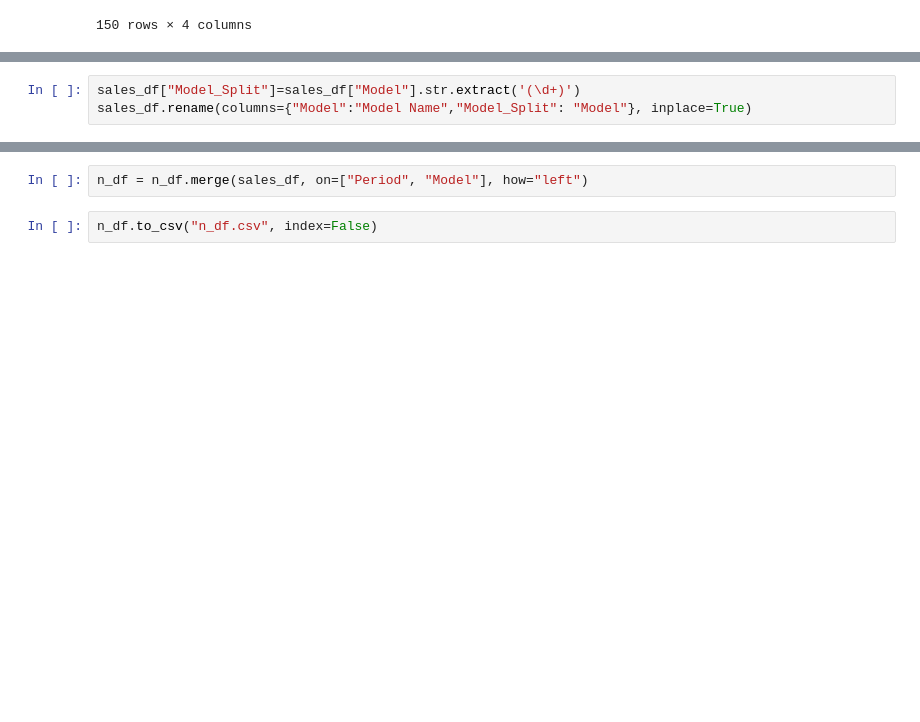
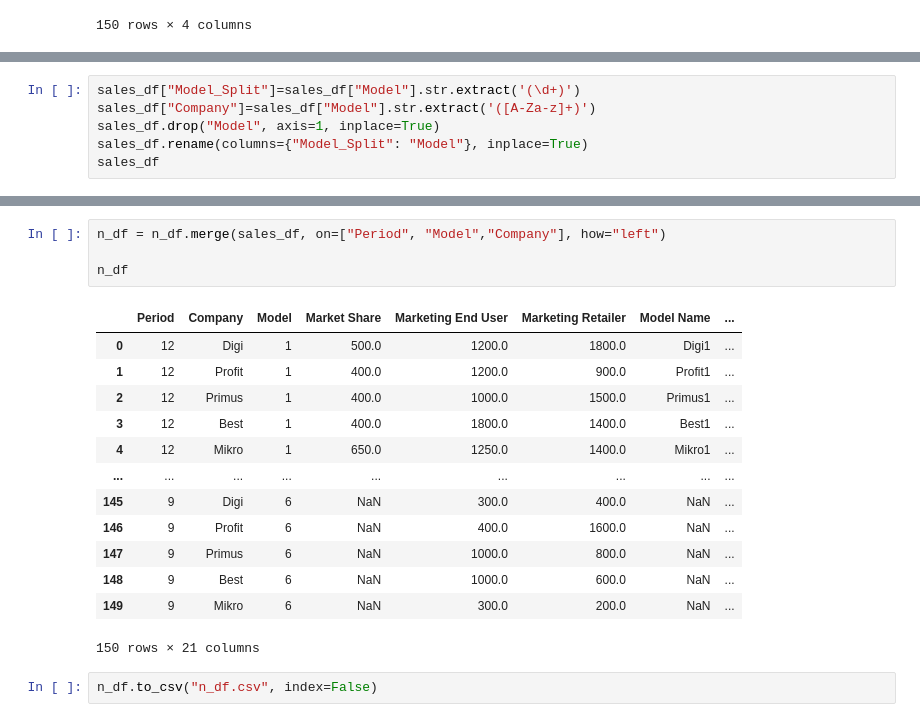
Before and after one commit to tonybenoy/Dynama-Report-Vizualiser, a Jupyter notebook: sINGLE.ipynb, the cells around one changed output, grey strips where cells are left out. Saved outputs shown, nothing was run; the diff lists cells and outputs as text; blank space fills up the shorter version.

```diff
--- a/sINGLE.ipynb
+++ b/sINGLE.ipynb
@@ -97,3 +227,6 @@ n_df = n_df.merge(R_C, on=["Period", "Model","Company"], how="left")
 # %%
 sales_df["Model_Split"]=sales_df["Model"].str.extract('(\d+)')
-sales_df.rename(columns={"Model":"Model Name","Model_Split": "Model"}, inplace=True)
+sales_df["Company"]=sales_df["Model"].str.extract('([A-Za-z]+)')
+sales_df.drop("Model", axis=1, inplace=True)
+sales_df.rename(columns={"Model_Split": "Model"}, inplace=True)
+sales_df
@@ -100,4 +251,20 @@ sales_df.rename(columns={"Model":"Model Name","Model_Split": "Model"}, inplace=T
 # %%
-n_df = n_df.merge(sales_df, on=["Period", "Model"], how="left")
+n_df = n_df.merge(sales_df, on=["Period", "Model","Company"], how="left")
+
+n_df
+# %% [output]
+|  | Period | Company | Model | Market Share | Marketing End User | Marketing Retailer | Model Name | ... |
+| 0 | 12 | Digi | 1 | 500.0 | 1200.0 | 1800.0 | Digi1 | ... |
+| 1 | 12 | Profit | 1 | 400.0 | 1200.0 | 900.0 | Profit1 | ... |
+| 2 | 12 | Primus | 1 | 400.0 | 1000.0 | 1500.0 | Primus1 | ... |
+| 3 | 12 | Best | 1 | 400.0 | 1800.0 | 1400.0 | Best1 | ... |
+| 4 | 12 | Mikro | 1 | 650.0 | 1250.0 | 1400.0 | Mikro1 | ... |
+| ... | ... | ... | ... | ... | ... | ... | ... | ... |
+| 145 | 9 | Digi | 6 | NaN | 300.0 | 400.0 | NaN | ... |
+| 146 | 9 | Profit | 6 | NaN | 400.0 | 1600.0 | NaN | ... |
+| 147 | 9 | Primus | 6 | NaN | 1000.0 | 800.0 | NaN | ... |
+| 148 | 9 | Best | 6 | NaN | 1000.0 | 600.0 | NaN | ... |
+| 149 | 9 | Mikro | 6 | NaN | 300.0 | 200.0 | NaN | ... |
+150 rows × 21 columns
 # %%
 n_df.to_csv("n_df.csv", index=False)
```
Also changed, not shown: parts of 10 cells of this notebook, 1 other file.
